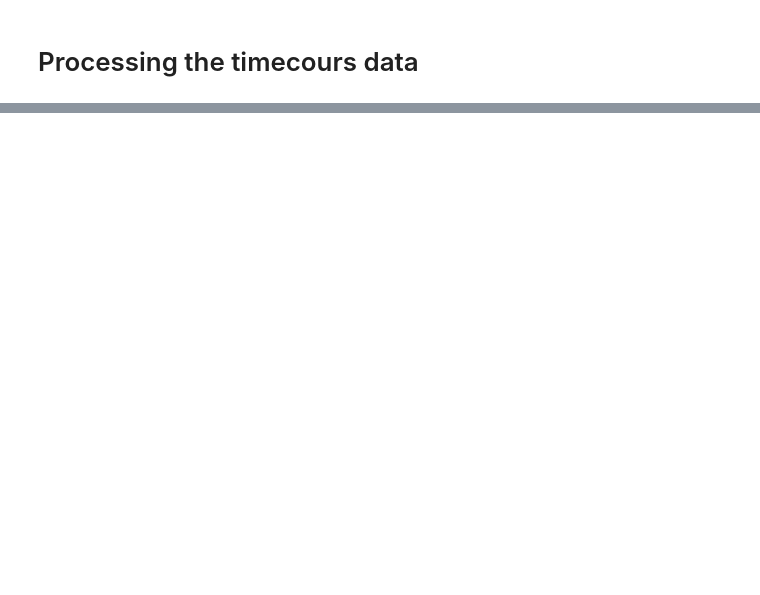
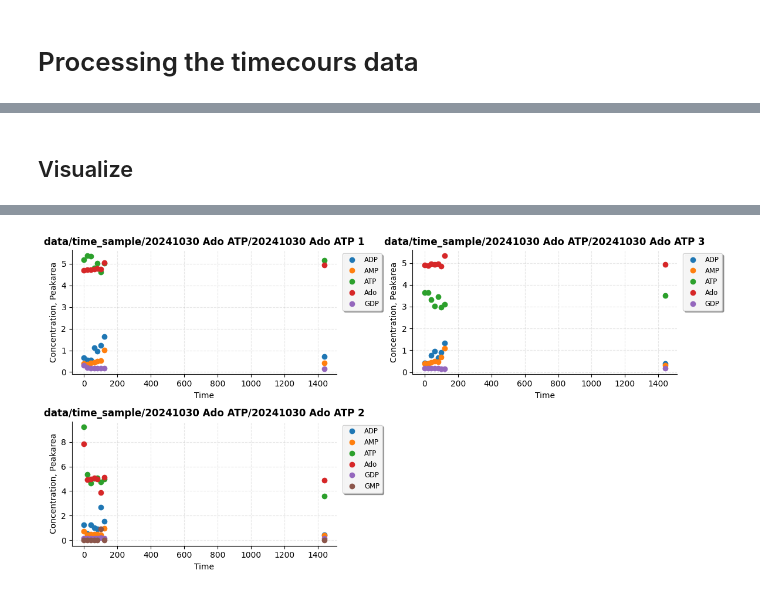
Before and after one commit to J4n-Nikl4s/HPLC_automatic_pre-processing, a Jupyter notebook: HPLC_analysis_multi_batch_excel.ipynb, the cells around one changed output, grey strips where cells are left out. Saved outputs shown, nothing was run; the diff lists cells and outputs as text; code cells hidden in the pictures; blank space fills up the shorter version.

```diff
--- a/HPLC_analysis_multi_batch_excel.ipynb
+++ b/HPLC_analysis_multi_batch_excel.ipynb
@@ -43,0 +35,8 @@ functools.partial(<function set_scale at 0x...>, scale=-9)
+# %%
+proteins = []
+
+for protein_path in Path("result/proteins").glob("*.json"):
+    protein = Protein.read_json(protein_path)
+    proteins.append(protein)
+
+print(f"Loaded {len(proteins)} with names {[p.name for p in proteins]}")
@@ -256,0 +137,30 @@ IndexError: list index out of range
+# %%
+import pyenzyme as pe
+
+# add the metadata to the timecourse data
+timecourse_enzymeML = to_enzymeml(
+    document_name="MjNK_20mg_L_HEPES_50mM_NaCl_150mM",
+    analyzers=analyzers,
+    calculate_concentration=True,
+    extrapolate=False,
+)
+
+# add vessel
+vessel = pe.Vessel(
+    id="v1",
+    name="Eppendorf Tube",
+    volume="1",
+    unit="ml",
+)
+timecourse_enzymeML.vessels = [vessel]
+
+# identify replicates
+timecourse_enzymeML = pe.group_measurements(timecourse_enzymeML, attribute="prepared")
+
+# show summary of document
+pe.summary(timecourse_enzymeML)
+
+# save the enzymeML document to file
+pe.write_enzymeml(
+    timecourse_enzymeML, f"result/enzymeML/{timecourse_enzymeML.name}.json"
+)
@@ -256,0 +187,5 @@ IndexError: list index out of range
+# %% [markdown]
+## Visualize
+# %%
+fig, ax = pe.plot(timecourse_enzymeML)
+# %% [output]
@@ -256,0 +193 @@ IndexError: list index out of range
+[figure, added]
```
Also changed, not shown: parts of 12 cells of this notebook, 43 other files.
